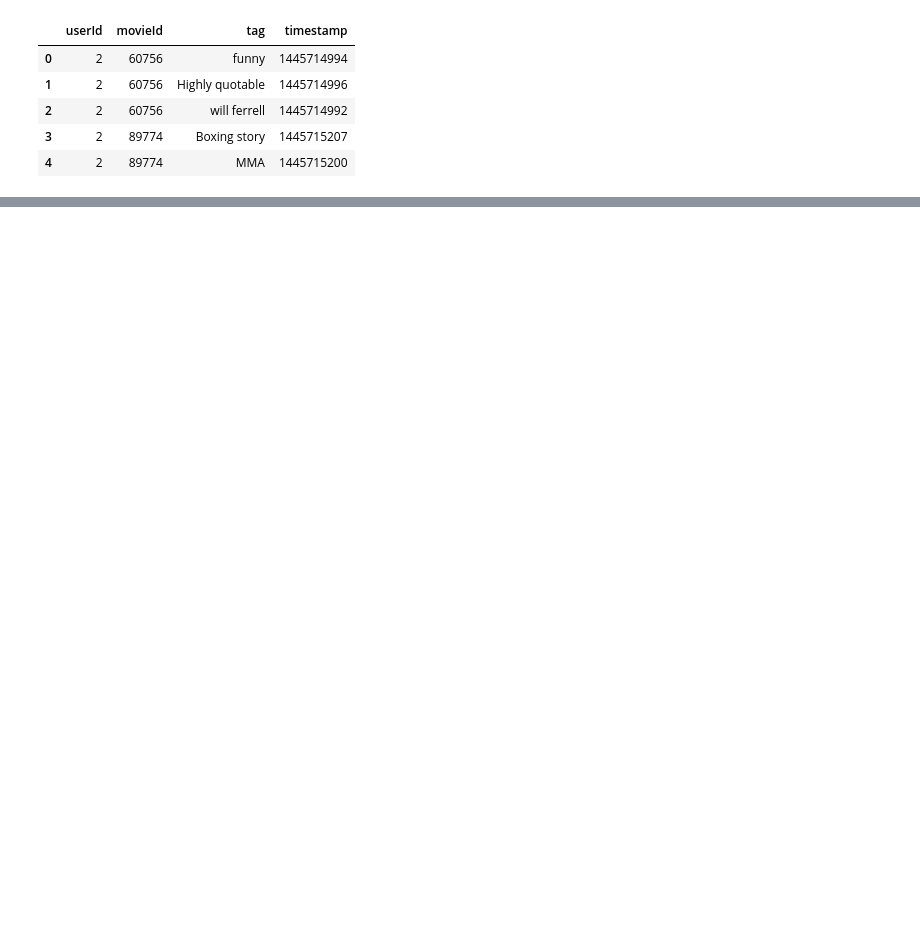
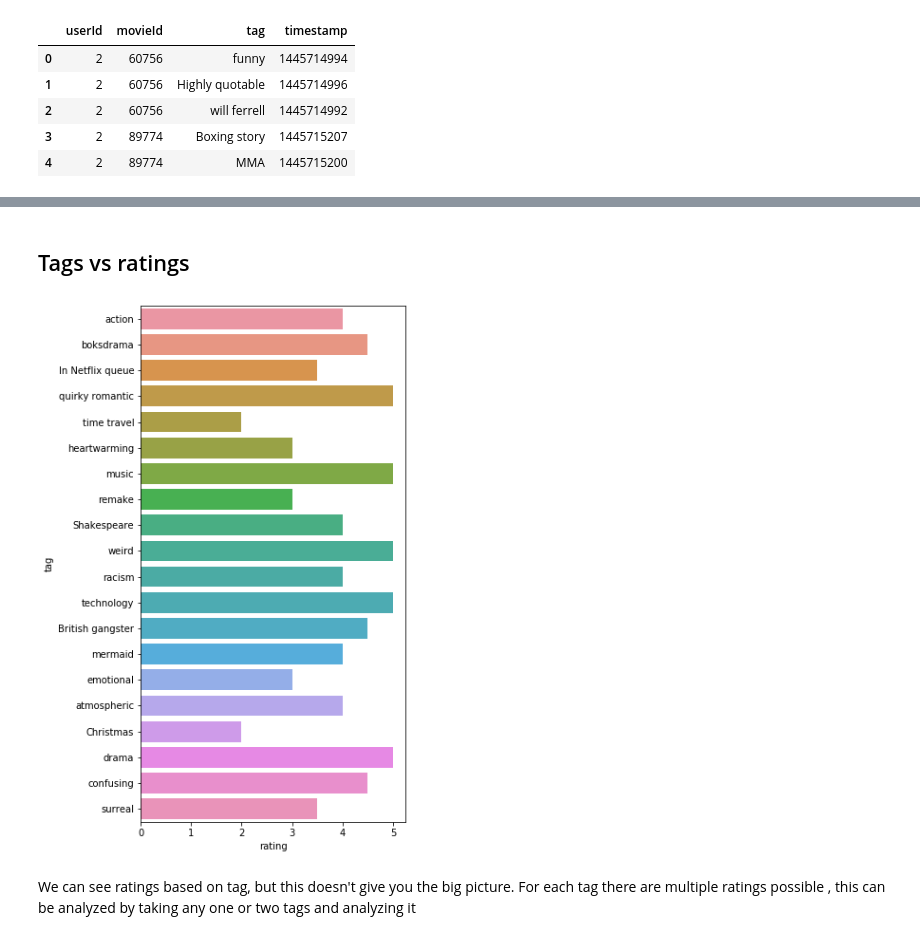
Before and after one commit to Manudeep-git/Weekend_Movie_Trip, a Jupyter notebook: Weekend Movie Trip.ipynb, the cells around one changed output, grey strips where cells are left out. Drawn from its saved outputs; the diff is of its cells as text; code cells hidden in the pictures; blank space fills up the shorter version.

```diff
--- a/Weekend Movie Trip.ipynb
+++ b/Weekend Movie Trip.ipynb
@@ -32,0 +90,4 @@ movies=pd.read_csv('./ml-latest-small/movies.csv')
+# %%
+merge_tags_ratings=pd.merge(ratings,tags,on=['userId','movieId'])
+merge_tags_ratings.drop(columns=['timestamp_x','timestamp_y'],axis=1,inplace=True)
+merge_tags_ratings.sample(5)
@@ -32,0 +101,12 @@ movies=pd.read_csv('./ml-latest-small/movies.csv')
+# %% [markdown]
+## Tags vs ratings
+# %%
+# Taking some tags and plotting the ratings received for them
+plt.figure(figsize=(5,10))
+#Tags=merge_tags_ratings[merge_tags_ratings['tag']=='Black comedy']
+ax= sns.barplot(x="rating",y='tag',data=merge_tags_ratings.sample(20))
+plt.show()
+# %% [output]
+[figure, added]
+# %% [markdown]
+We can see ratings based on tag, but this doesn't give you the big picture. For each tag there are multiple ratings possible , this can be analyzed by taking any one or two tags and analyzing it
```
Also changed, not shown: parts of 29 cells of this notebook.
